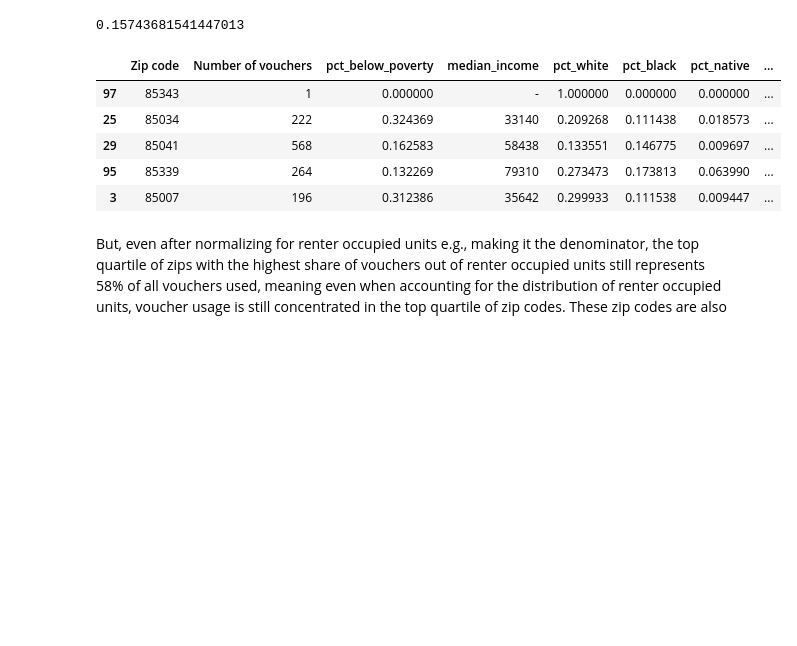
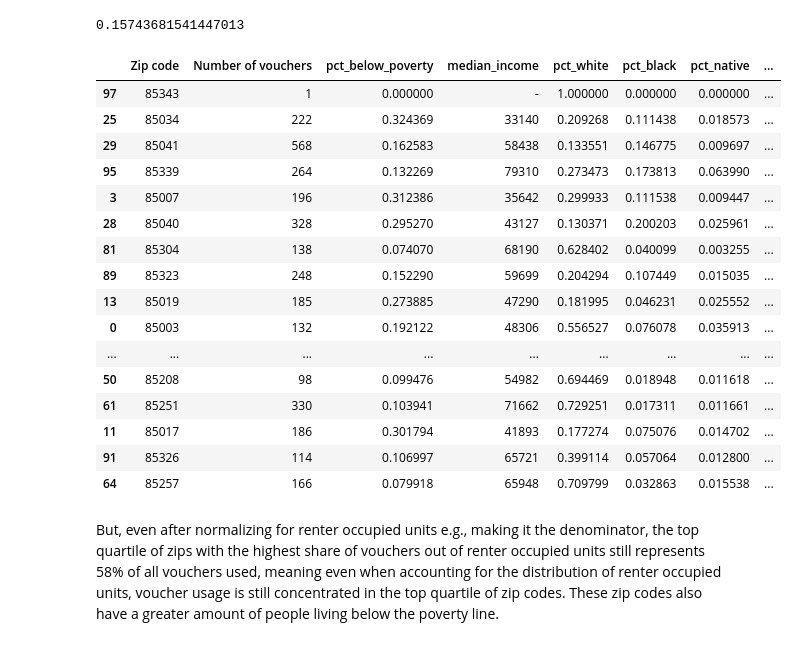
Before and after one commit to amyq96/quick-analyses, a Jupyter notebook: section-8/analyze-voucher-zips.ipynb, the cells around one changed output. Drawn from its saved outputs; the diff is of its cells as text; code cells hidden in the pictures; blank space fills up the shorter version.

```diff
--- a/section-8/analyze-voucher-zips.ipynb
+++ b/section-8/analyze-voucher-zips.ipynb
@@ -515,13 +526,24 @@ vouchers_occupancy_sorted_30['pct_below_poverty'].median()
 # %% [output]
 0.15743681541447013
 # %%
-vouchers_occupancy_sorted_30.head()
+vouchers_occupancy_sorted_30
 # %% [output]
 |  | Zip code | Number of vouchers | pct_below_poverty | median_income | pct_white | pct_black | pct_native | ... |
 | 97 | 85343 | 1 | 0.000000 | - | 1.000000 | 0.000000 | 0.000000 | ... |
 | 25 | 85034 | 222 | 0.324369 | 33140 | 0.209268 | 0.111438 | 0.018573 | ... |
 | 29 | 85041 | 568 | 0.162583 | 58438 | 0.133551 | 0.146775 | 0.009697 | ... |
 | 95 | 85339 | 264 | 0.132269 | 79310 | 0.273473 | 0.173813 | 0.063990 | ... |
 | 3 | 85007 | 196 | 0.312386 | 35642 | 0.299933 | 0.111538 | 0.009447 | ... |
+| 28 | 85040 | 328 | 0.295270 | 43127 | 0.130371 | 0.200203 | 0.025961 | ... |
+| 81 | 85304 | 138 | 0.074070 | 68190 | 0.628402 | 0.040099 | 0.003255 | ... |
+| 89 | 85323 | 248 | 0.152290 | 59699 | 0.204294 | 0.107449 | 0.015035 | ... |
+| 13 | 85019 | 185 | 0.273885 | 47290 | 0.181995 | 0.046231 | 0.025552 | ... |
+| 0 | 85003 | 132 | 0.192122 | 48306 | 0.556527 | 0.076078 | 0.035913 | ... |
+| ... | ... | ... | ... | ... | ... | ... | ... | ... |
+| 50 | 85208 | 98 | 0.099476 | 54982 | 0.694469 | 0.018948 | 0.011618 | ... |
+| 61 | 85251 | 330 | 0.103941 | 71662 | 0.729251 | 0.017311 | 0.011661 | ... |
+| 11 | 85017 | 186 | 0.301794 | 41893 | 0.177274 | 0.075076 | 0.014702 | ... |
+| 91 | 85326 | 114 | 0.106997 | 65721 | 0.399114 | 0.057064 | 0.012800 | ... |
+| 64 | 85257 | 166 | 0.079918 | 65948 | 0.709799 | 0.032863 | 0.015538 | ... |
 # %% [markdown]
-But, even after normalizing for renter occupied units e.g., making it the denominator, the top quartile of zips with the highest share of vouchers out of renter occupied units still represents 58% of all vouchers used, meaning even when accounting for the distribution of renter occupied units, voucher usage is still concentrated in the top quartile of zip codes. These zip codes are also
+But, even after normalizing for renter occupied units e.g., making it the denominator, the top quartile of zips with the highest share of vouchers out of renter occupied units still represents 58% of all vouchers used, meaning even when accounting for the distribution of renter occupied units, voucher usage is still concentrated in the top quartile of zip codes. These zip codes also have a greater amount of people living below the poverty line.
```
Also changed, not shown: parts of 10 cells of this notebook.
